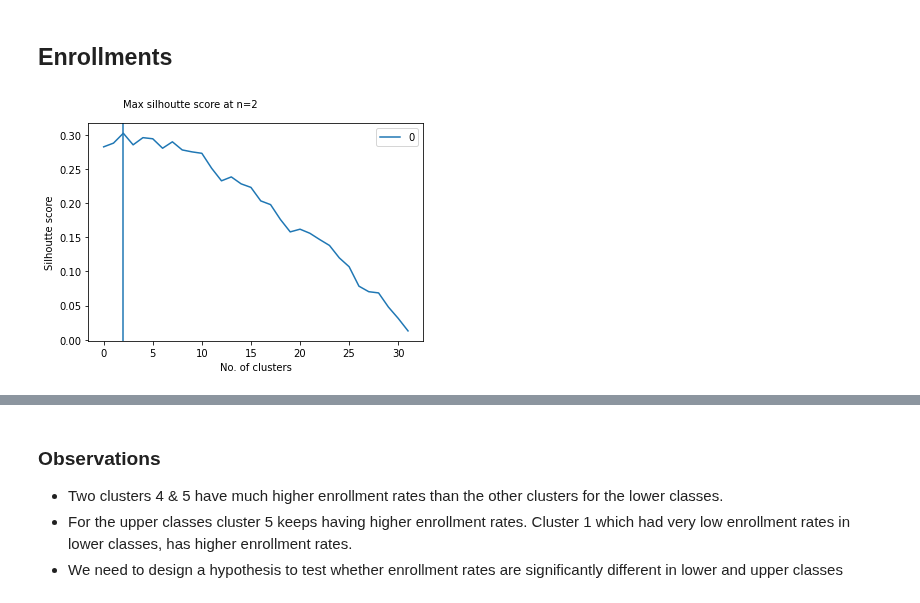
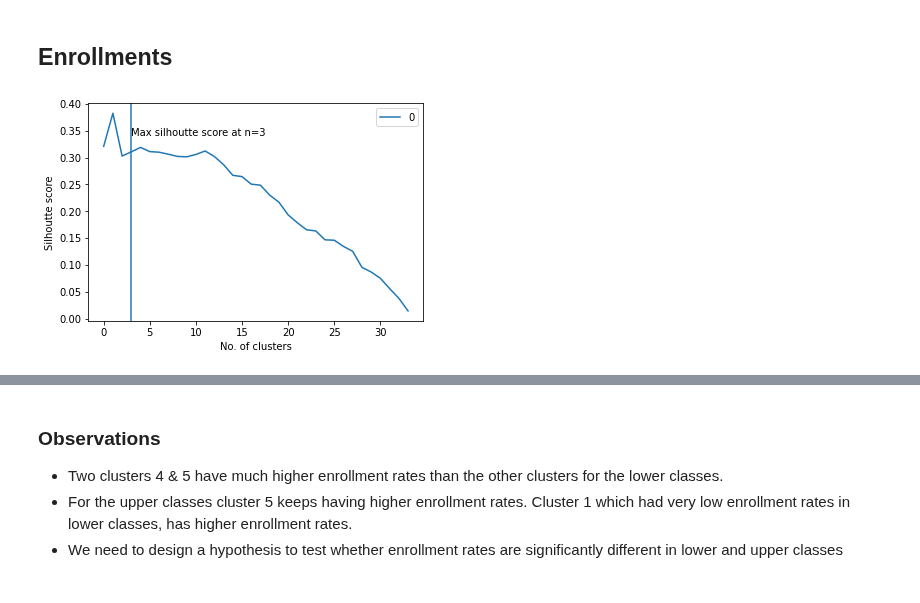
Before and after one commit to AnupamMisra/Data-science-projects, a Jupyter notebook: Education/notebooks/notebook.ipynb, the cells around one changed output, grey strips where cells are left out. Drawn from its saved outputs; the diff is of its cells as text; code cells hidden in the pictures.

```diff
--- a/Education/notebooks/notebook.ipynb
+++ b/Education/notebooks/notebook.ipynb
@@ -9,8 +9,9 @@ from sklearn.cluster import KMeans
 from sklearn.metrics import silhouette_samples,silhouette_score
 import matplotlib.pyplot as plt
 from mpl_toolkits import mplot3d
-
+import seaborn as sns
 %matplotlib inline
+plt.style.use('fivethirtyeight')
 pd.set_option('display.max_columns', 500)
 # %% [markdown]
 ## Loading the data
@@ -119,24 +189,25 @@ Take a sample of diff states(>30) and p1=boys and p2=girls. Check if P1=P2 throu
 # %% [markdown]
 ## Clustering
 # %%
-def create_clusters(inx, groupon):
+def create_clusters(inx):
 
     scores=[]
     for i in range(2,36):
         k=KMeans(n_clusters=i,n_init=500, max_iter=500)
-        k.fit(inx[:,[groupon]])
-        label=KMeans.predict(k,inx[:,[groupon]])
+        k.fit(inx)
+        label=KMeans.predict(k,inx)
         scores.append(silhouette_score(inx, label))
 
     pd.DataFrame(scores).plot()
-    best_cluster_no=np.argmax(scores[0:36])
+    best_cluster_no=np.argmax(scores)+2
+
     plt.axvline(best_cluster_no)
     plt.text(best_cluster_no, 0.34,s=f"Max silhoutte score at n={best_cluster_no}")
     plt.xlabel("No. of clusters")
     plt.ylabel("Silhoutte score")
     kk=KMeans(n_clusters=best_cluster_no)
 
-    kk.fit(inx[:,[groupon]])
+    kk.fit(inx)
     lab = pd.DataFrame(kk.labels_,columns=['Labels'])
     result=pd.concat([states['State'],inx,lab['Labels']],axis=1)
     return result
@@ -200,10 +269,9 @@ Take two samples of (>30) states and test whether dropout rates are significantl
 # %% [markdown]
 ## Enrollments
 # %%
-enrollments_x = create_aggregate(enrollments)
-enrollments_result=create_clusters(enrollments_x,['Primary_Total', 'Upper_Primary_Total', 'Secondary_Total','Higher_Secondary_Total'])
+enrollments_result=create_clusters(enrollments_x[['Primary_Total', 'Upper_Primary_Total', 'Secondary_Total','Higher_Secondary_Total']])
 enrollments_clusters=return_clusters(enrollments_result)
 # %% [output]
-[figure, old version]
+[figure, new version]
 # %%
 enrollments_clusters
```
Also changed, not shown: parts of 17 cells of this notebook, 2 other files.
